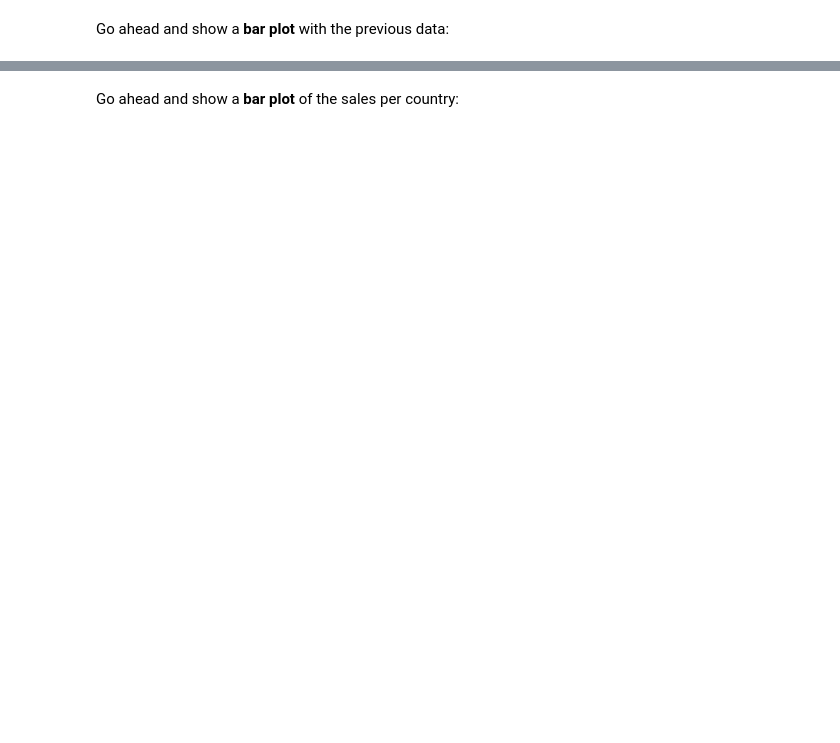
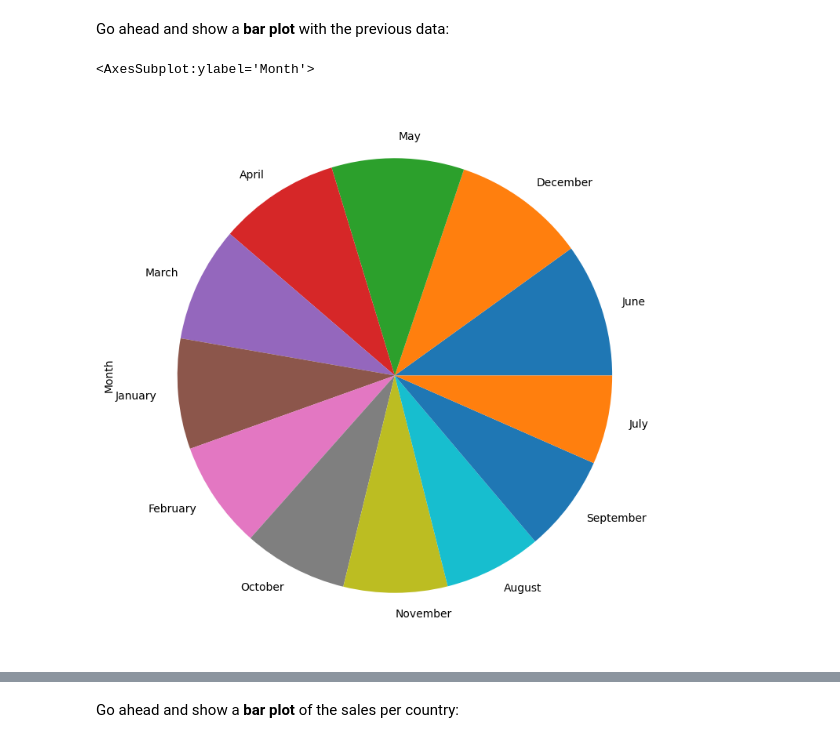
Before and after one commit to jfashe/data-science-python, a Jupyter notebook: python 2/Exercises_1.ipynb, the cells around one changed output, grey strips where cells are left out. Cells and saved outputs as stored; diff of their text form; code cells hidden in the pictures; blank space fills up the shorter version.

```diff
--- a/python 2/Exercises_1.ipynb
+++ b/python 2/Exercises_1.ipynb
@@ -93,2 +157,7 @@ Go ahead and show a <b>bar plot</b> with the previous data:
+# %%
+sales['Month'].value_counts().plot(kind='pie', figsize=(9,9))
+# %% [output]
+<AxesSubplot:ylabel='Month'>
+[figure, added]
 # %%
 sales['Month'].value_counts().plot(kind='bar', figsize=(14,6))
```
Also changed, not shown: parts of 40 cells of this notebook.
